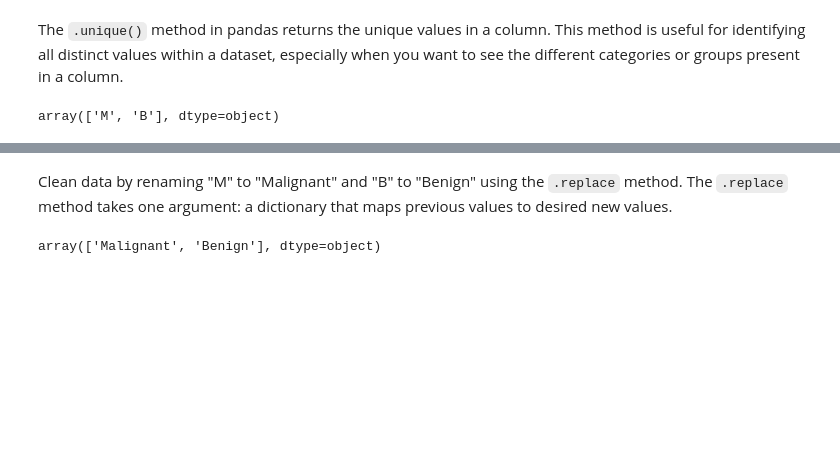
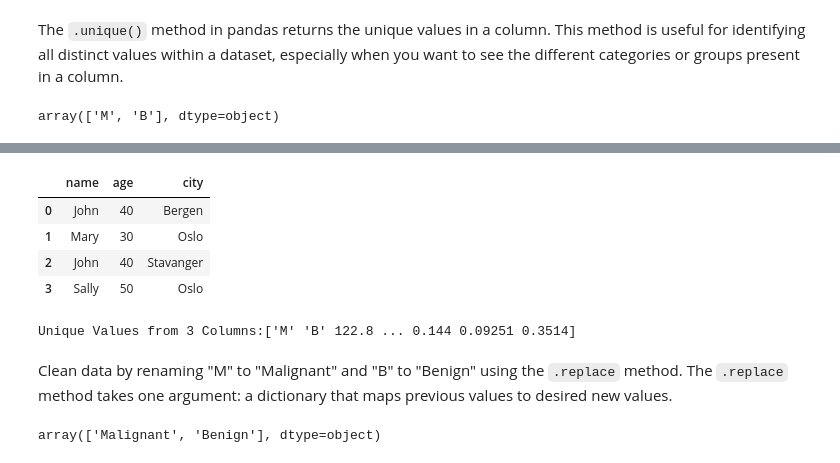
Before and after one commit to khirmas67/applying_statistical_concepts, a Jupyter notebook: 01_materials/notebooks/Classification-1.ipynb, the cells around one changed output, grey strips where cells are left out. Cells and saved outputs as stored; diff of their text form; code cells hidden in the pictures; blank space fills up the shorter version.

```diff
--- a/01_materials/notebooks/Classification-1.ipynb
+++ b/01_materials/notebooks/Classification-1.ipynb
@@ -84,3 +183,16 @@ array(['M', 'B'], dtype=object)
+# %%
+df_new = df.drop_duplicates(subset=["age", "city"])
+df_new
+# %% [output]
+|  | name | age | city |
+| 0 | John | 40 | Bergen |
+| 1 | Mary | 30 | Oslo |
+| 2 | John | 40 | Stavanger |
+| 3 | Sally | 50 | Oslo |
+# %%
+print(f"Unique Values from 3 Columns:{pd.concat([cancer['diagnosis'],cancer['perimeter_mean'],cancer['concavity_mean']]).unique()}")7
+# %% [output]
+Unique Values from 3 Columns:['M' 'B' 122.8 ... 0.144 0.09251 0.3514]
 # %% [markdown]
 Clean data by renaming "M" to "Malignant" and "B" to "Benign" using the `.replace` method. The `.replace` method takes one argument: a dictionary that maps previous values to desired new values.
 # %%
```
Also changed, not shown: parts of 6 cells of this notebook.
